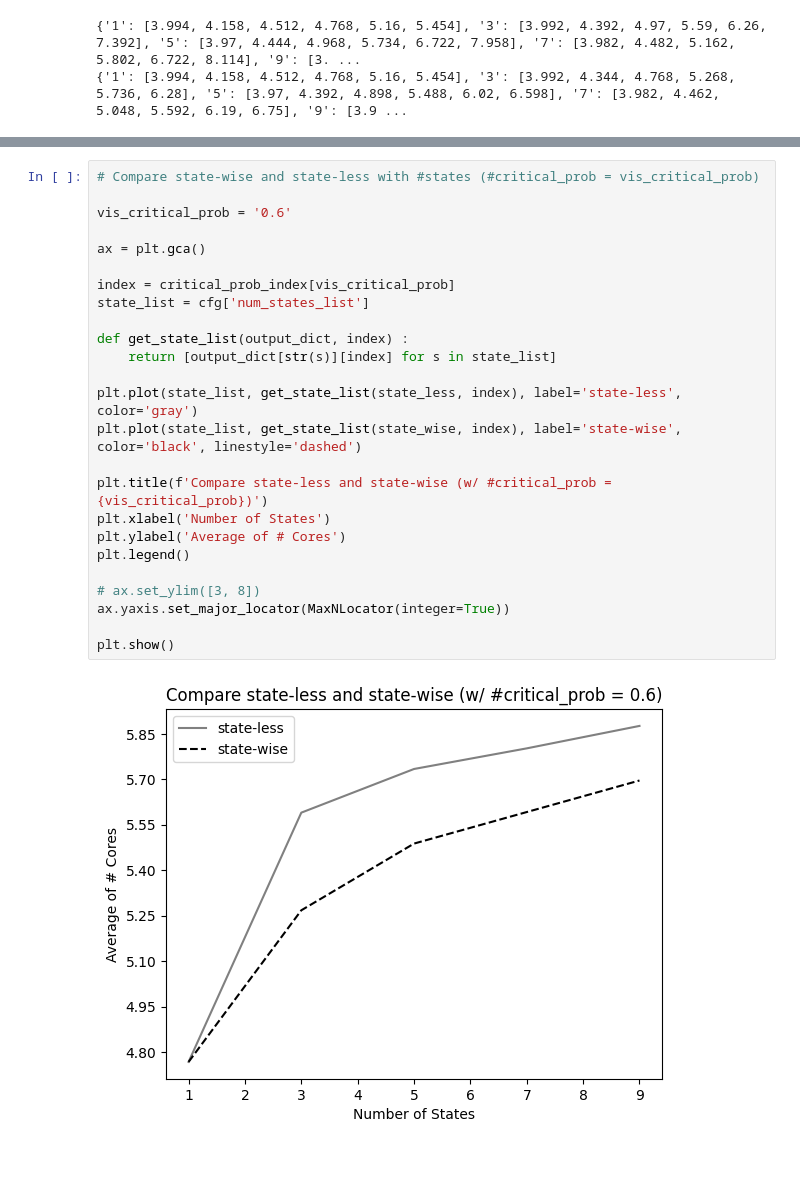
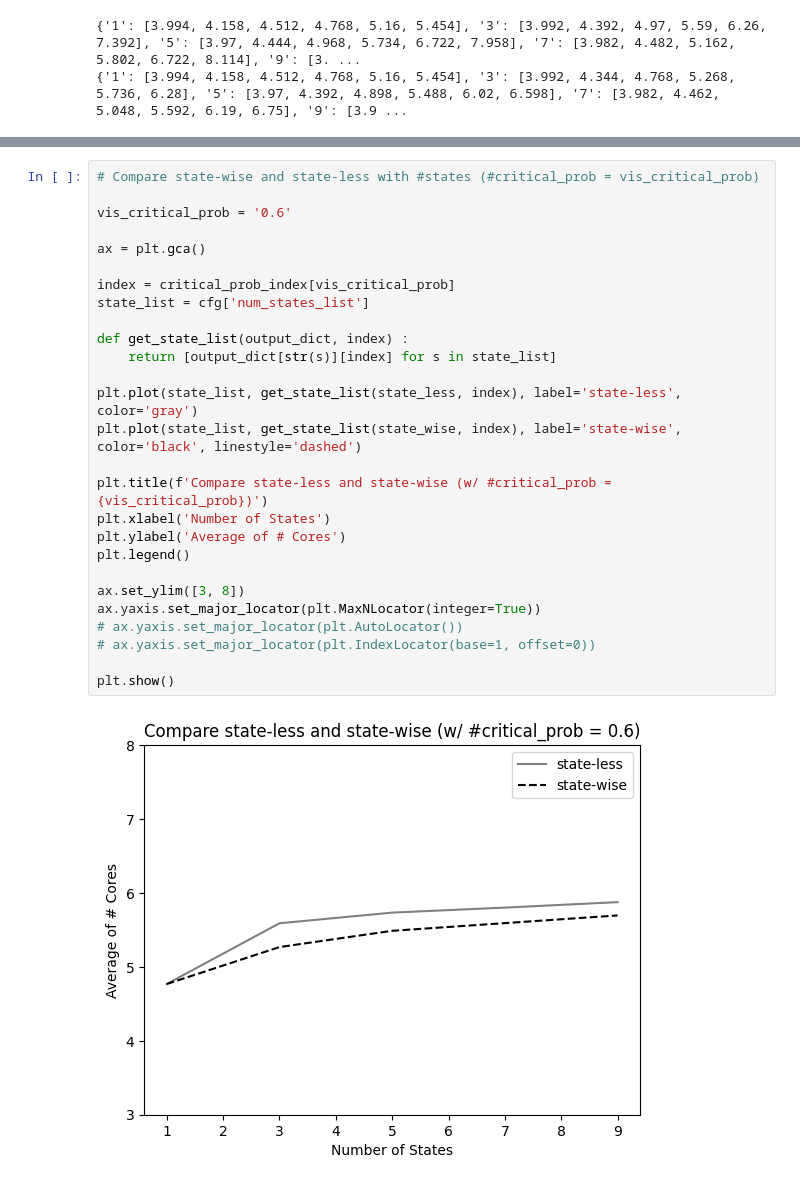
Before and after one commit to Akyeast/softerr_sim, a Jupyter notebook: vis/vis_state.ipynb, the cells around one changed output, grey strips where cells are left out. Drawn from its saved outputs; the diff is of its cells as text.

```diff
--- a/vis/vis_state.ipynb
+++ b/vis/vis_state.ipynb
@@ -67,27 +66,29 @@ plt.show()
 # %%
 # Compare state-wise and state-less with #states (#critical_prob = vis_critical_prob)
 
 vis_critical_prob = '0.6'
 
 ax = plt.gca()
 
 index = critical_prob_index[vis_critical_prob]
 state_list = cfg['num_states_list']
 
 def get_state_list(output_dict, index) :
     return [output_dict[str(s)][index] for s in state_list]
 
 plt.plot(state_list, get_state_list(state_less, index), label='state-less', color='gray')
 plt.plot(state_list, get_state_list(state_wise, index), label='state-wise', color='black', linestyle='dashed')
 
 plt.title(f'Compare state-less and state-wise (w/ #critical_prob = {vis_critical_prob})')
 plt.xlabel('Number of States')
 plt.ylabel('Average of # Cores')
 plt.legend()
 
-# ax.set_ylim([3, 8])
-ax.yaxis.set_major_locator(MaxNLocator(integer=True))
+ax.set_ylim([3, 8])
+ax.yaxis.set_major_locator(plt.MaxNLocator(integer=True))
+# ax.yaxis.set_major_locator(plt.AutoLocator())
+# ax.yaxis.set_major_locator(plt.IndexLocator(base=1, offset=0))
 
 plt.show()
 # %% [output]
-[figure, old version]
+[figure, new version]
```
Also changed, not shown: parts of 2 cells of this notebook, 11 other files.
